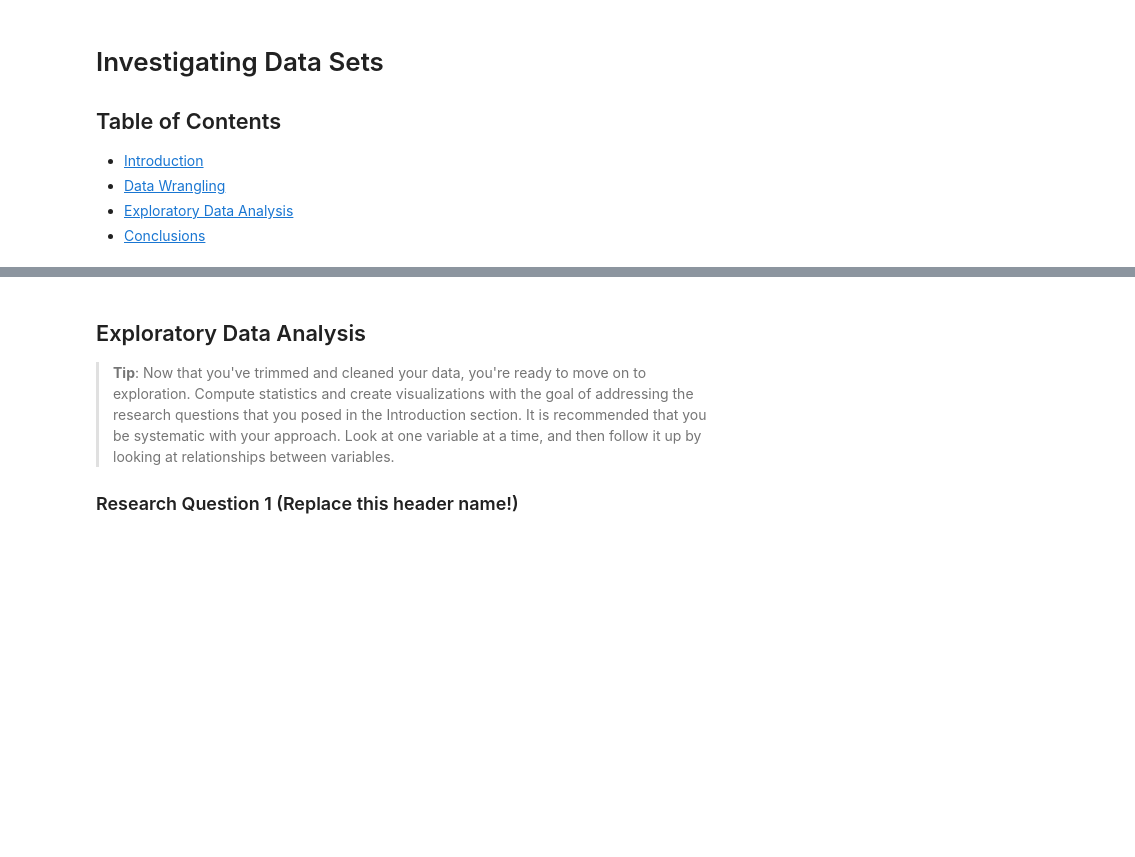
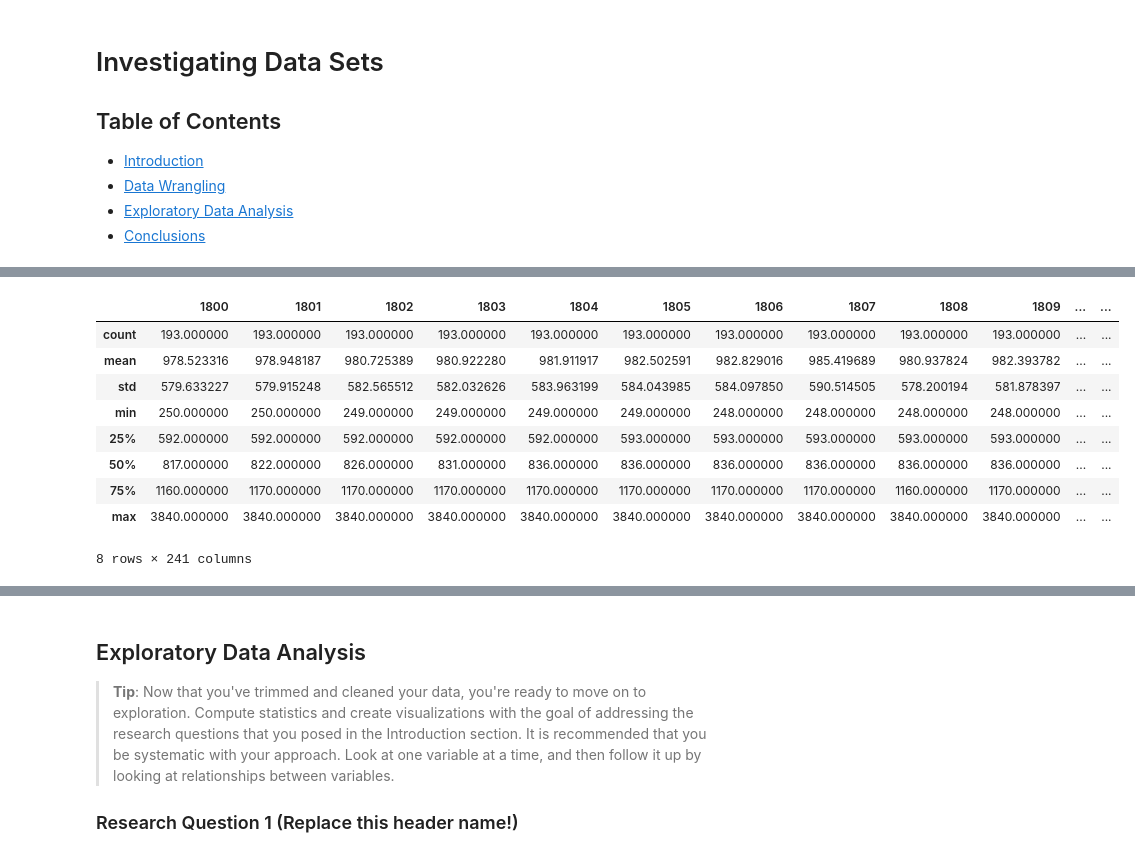
Before and after one commit to TJRiker11/Investigating-a-Data-Set---TMDB-Movies, a Jupyter notebook: Investigating Data Sets/Investigating Data Sets.ipynb, the cells around one changed output, grey strips where cells are left out. Cells and saved outputs as stored; diff of their text form; code cells hidden in the pictures; blank space fills up the shorter version.

```diff
--- a/Investigating Data Sets/Investigating Data Sets.ipynb
+++ b/Investigating Data Sets/Investigating Data Sets.ipynb
@@ -38,0 +92,14 @@
+# %%
+# Describing the Income table in a different way to get data points such as Mean, Standard Deviation, Max, etc.
+income.describe()
+# %% [output]
+|  | 1800 | 1801 | 1802 | 1803 | 1804 | 1805 | 1806 | 1807 | 1808 | 1809 | ... | ... |
+| count | 193.000000 | 193.000000 | 193.000000 | 193.000000 | 193.000000 | 193.000000 | 193.000000 | 193.000000 | 193.000000 | 193.000000 | ... | ... |
+| mean | 978.523316 | 978.948187 | 980.725389 | 980.922280 | 981.911917 | 982.502591 | 982.829016 | 985.419689 | 980.937824 | 982.393782 | ... | ... |
+| std | 579.633227 | 579.915248 | 582.565512 | 582.032626 | 583.963199 | 584.043985 | 584.097850 | 590.514505 | 578.200194 | 581.878397 | ... | ... |
+| min | 250.000000 | 250.000000 | 249.000000 | 249.000000 | 249.000000 | 249.000000 | 248.000000 | 248.000000 | 248.000000 | 248.000000 | ... | ... |
+| 25% | 592.000000 | 592.000000 | 592.000000 | 592.000000 | 592.000000 | 593.000000 | 593.000000 | 593.000000 | 593.000000 | 593.000000 | ... | ... |
+| 50% | 817.000000 | 822.000000 | 826.000000 | 831.000000 | 836.000000 | 836.000000 | 836.000000 | 836.000000 | 836.000000 | 836.000000 | ... | ... |
+| 75% | 1160.000000 | 1170.000000 | 1170.000000 | 1170.000000 | 1170.000000 | 1170.000000 | 1170.000000 | 1170.000000 | 1160.000000 | 1170.000000 | ... | ... |
+| max | 3840.000000 | 3840.000000 | 3840.000000 | 3840.000000 | 3840.000000 | 3840.000000 | 3840.000000 | 3840.000000 | 3840.000000 | 3840.000000 | ... | ... |
+8 rows × 241 columns
```
Also changed, not shown: parts of 15 cells of this notebook.
